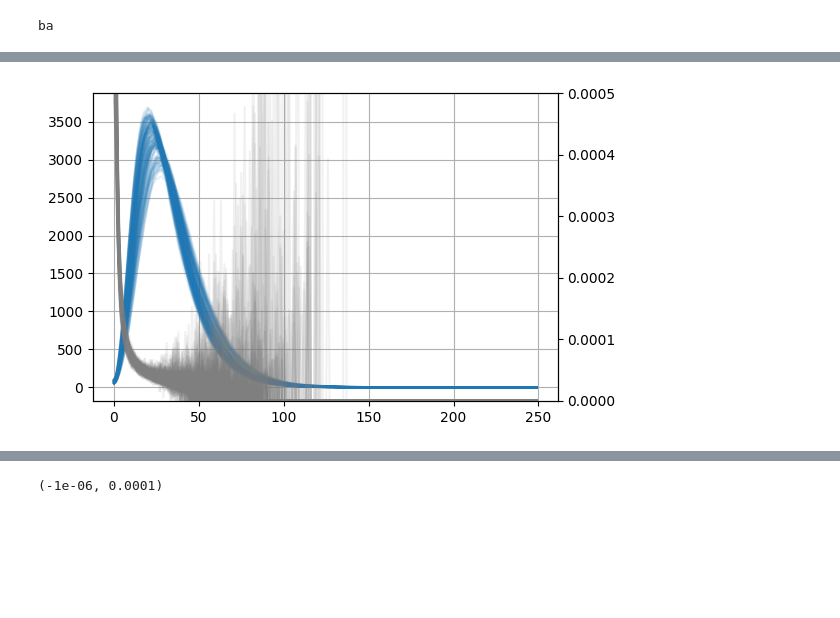
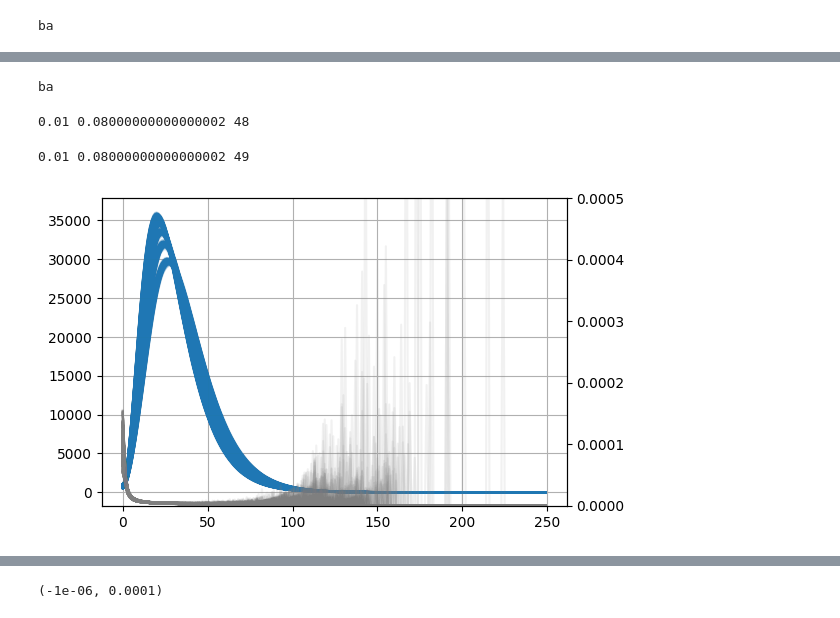
Before and after one commit to Mpkosh/hybrid_surrogate, a Jupyter notebook: notebooks/seir_network_dataset_generation.ipynb, the cells around one changed output, grey strips where cells are left out. Drawn from its saved outputs; the diff is of its cells as text; code cells hidden in the pictures; blank space fills up the shorter version.

Commit message:
new trajectories and time

```diff
--- a/notebooks/seir_network_dataset_generation.ipynb
+++ b/notebooks/seir_network_dataset_generation.ipynb
@@ -144,0 +100,12 @@ plt.grid()
+# %%
+fig, ax = plt.subplots(1, 1, figsize=(6, 4))
+ax_beta = ax.twinx()
+
+files = glob.glob('../sim_data/new_ba_10000/*.csv')
+for file in files:
+    df = pd.read_csv(file)
+    ax.plot(df.I, color='tab:blue', alpha=0.1)
+    ax_beta.plot(df.Beta, color='tab:gray', alpha=0.1)
+
+ax_beta.set_ylim(-1e-6,5e-4)
+ax.grid()
@@ -145,14 +114,66 @@ plt.grid()
+# %%
+tmax = 250 # time in days for simulation
+columns = ['beta', 'gamma', 'delta',
+           'init_inf_frac', 'init_rec_frac']+ \
+          [day_index for day_index in range(tmax)]
+dataset = pd.DataFrame(columns=columns)
+
+pop = 10**5
+ntype = 'ba'
+chosen_seed = np.random.RandomState(42)
+network_model = SEIRNetworkModel(pop, ntype, chosen_seed)
+
+gamma = 0.1 # rate: E -> I
+delta = 0.08 # recovery rate: I -> R
+# fraction of initially infected
+
+# fraction of initially recovered
+init_rec_frac = 0
+# transmission rate
+beta_arr = np.arange(0.04, 0.09, 0.01)
+init_inf_frac_arr = np.arange(0.005, 0.011, 0.001)
+
+n_runs = 50
+times = []
+temp = 0
+for beta in tqdm.tqdm(beta_arr):
+    for init_inf_frac in init_inf_frac_arr:
+        for seed in range(n_runs):
+            temp += 1
+            if temp > 1498:
+
+                print(init_inf_frac, beta, seed)
+                #start_time = time.time()
+
+                res = network_model.simulate(beta=beta, gamma=gamma,
+                                             delta=delta,
+                                             init_inf_frac=init_inf_frac,
+                                             init_rec_frac=init_rec_frac,
+                                             tmax=tmax)
+                #end_time = time.time()
+                #times.append(end_time-start_time)
+                sample = [beta, gamma, delta,
+                          init_inf_frac, init_rec_frac] + res.daily_incidence
+                dataset.loc[len(dataset)] = sample
+
+                save_seir_df(res, pop, ntype, seed,
+                             beta, gamma, delta,
+                             init_inf_frac, init_rec_frac)
+# %% [output]
+ba
+0.01 0.08000000000000002 48
+0.01 0.08000000000000002 49
 # %%
 fig, ax = plt.subplots(1, 1, figsize=(6, 4))
 ax_beta = ax.twinx()
 
-files = glob.glob('../sim_data/new_ba_10000/*.csv')
+files = glob.glob('../sim_data/new_ba_100000/*.csv')
 for file in files:
     df = pd.read_csv(file)
     ax.plot(df.I, color='tab:blue', alpha=0.1)
     ax_beta.plot(df.Beta, color='tab:gray', alpha=0.1)
 
 ax_beta.set_ylim(-1e-6,5e-4)
 ax.grid()
 # %% [output]
-[figure, old version]
+[figure, new version]
```
Also changed, not shown: parts of 27 cells of this notebook, 1 other file.
